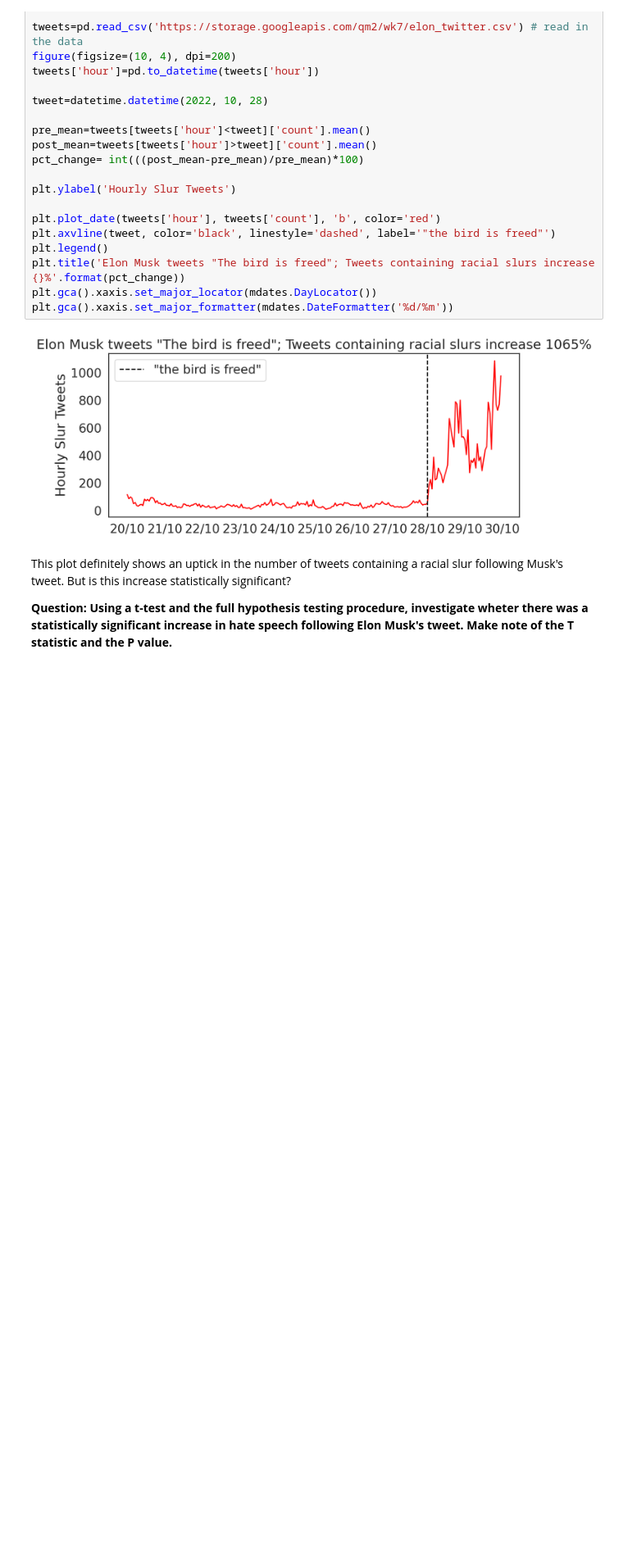
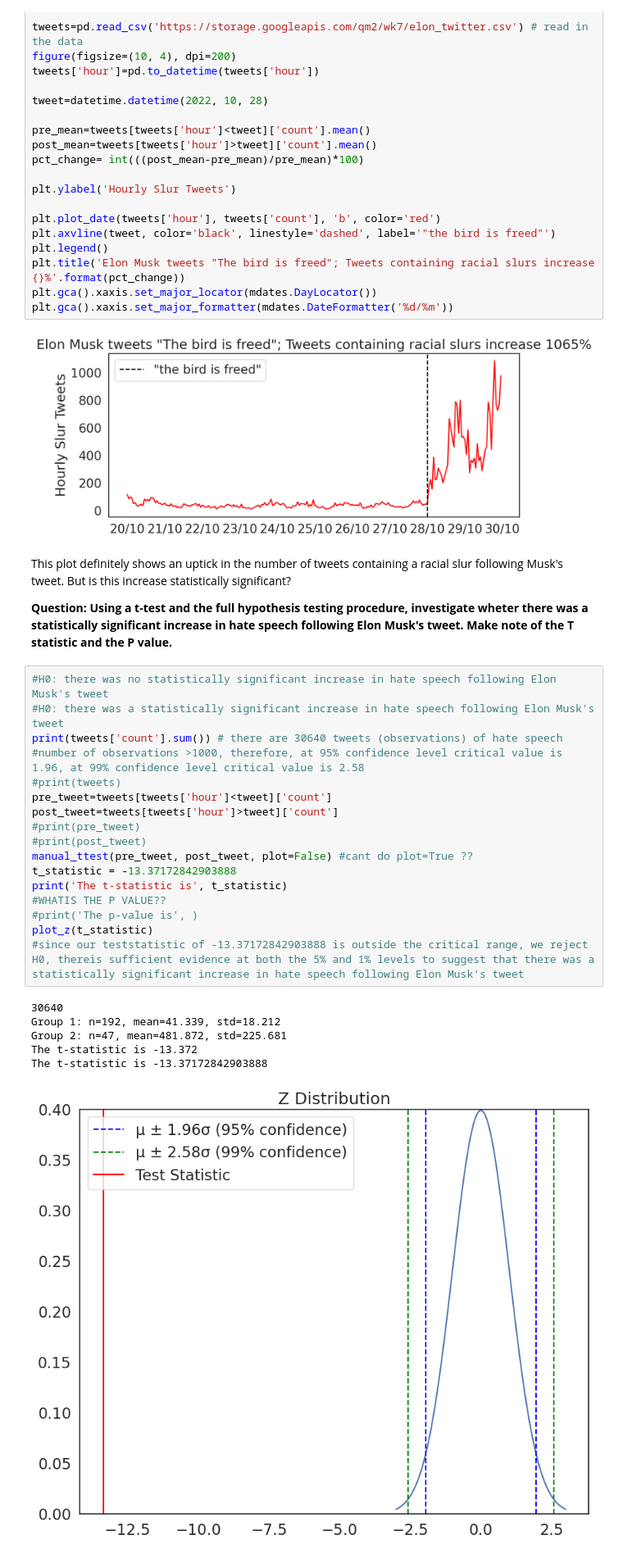
Before and after one commit to yizhenhanucl/QM2, a Jupyter notebook: notebooks/W06. Hypothesis Testing.ipynb, the cells around one changed output. Shown: that part at 82% size. Drawn from its saved outputs; the diff is of its cells as text; blank space fills up the shorter version.

```diff
--- a/notebooks/W06. Hypothesis Testing.ipynb
+++ b/notebooks/W06. Hypothesis Testing.ipynb
@@ -401,3 +401,27 @@ plt.gca().xaxis.set_major_formatter(mdates.DateFormatter('%d/%m'))
 This plot definitely shows an uptick in the number of tweets containing a racial slur following Musk's tweet. But is this increase statistically significant?
 
 **Question: Using a t-test and the full hypothesis testing procedure, investigate wheter there was a statistically significant increase in hate speech following Elon Musk's tweet. Make note of the T statistic and the P value.**
+# %%
+#H0: there was no statistically significant increase in hate speech following Elon Musk's tweet
+#H0: there was a statistically significant increase in hate speech following Elon Musk's tweet
+print(tweets['count'].sum()) # there are 30640 tweets (observations) of hate speech
+#number of observations >1000, therefore, at 95% confidence level critical value is 1.96, at 99% confidence level critical value is 2.58
+#print(tweets)
+pre_tweet=tweets[tweets['hour']<tweet]['count']
+post_tweet=tweets[tweets['hour']>tweet]['count']
+#print(pre_tweet)
+#print(post_tweet)
+manual_ttest(pre_tweet, post_tweet, plot=False) #cant do plot=True ??
+t_statistic = -13.37172842903888
+print('The t-statistic is', t_statistic)
+#WHATIS THE P VALUE??
+#print('The p-value is', )
+plot_z(t_statistic)
+#since our teststatistic of -13.37172842903888 is outside the critical range, we reject H0, thereis sufficient evidence at both the 5% and 1% levels to suggest that there was a statistically significant increase in hate speech following Elon Musk's tweet
+# %% [output]
+30640
+Group 1: n=192, mean=41.339, std=18.212
+Group 2: n=47, mean=481.872, std=225.681
+The t-statistic is -13.372
+The t-statistic is -13.37172842903888
+[figure, added]
```
